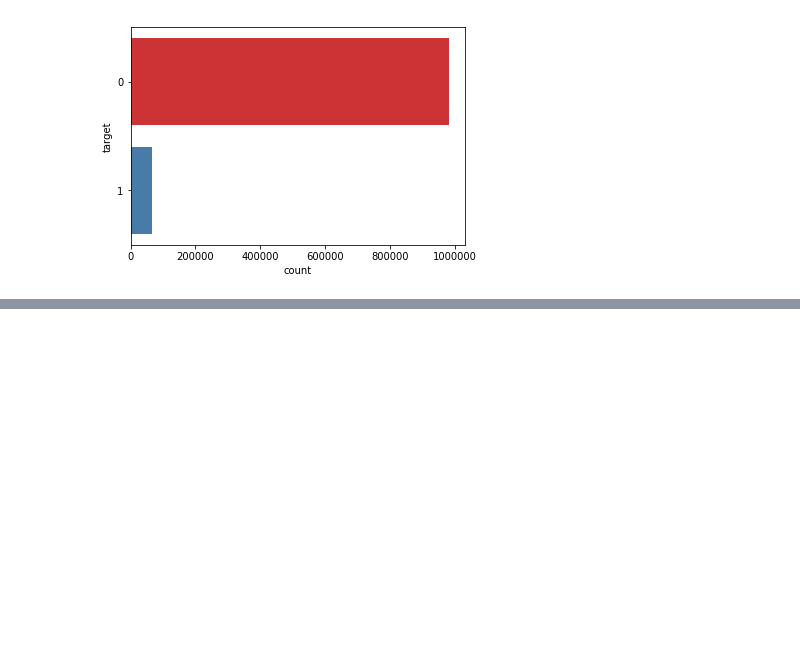
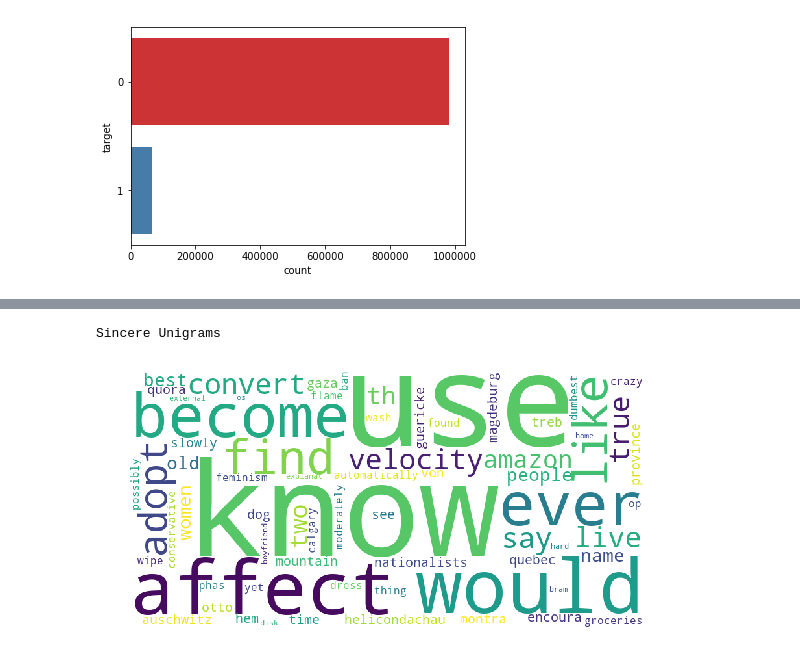
Before and after one commit to falrrema/ML_Nanodegree, a Jupyter notebook: P7_Capstone/EDA_Questions.ipynb, the cells around one changed output, grey strips where cells are left out. Cells and saved outputs as stored; diff of their text form; code cells hidden in the pictures; blank space fills up the shorter version.

```diff
--- a/P7_Capstone/EDA_Questions.ipynb
+++ b/P7_Capstone/EDA_Questions.ipynb
@@ -60,13 +77,0 @@ Text is the most unstructured form of all the available data, thus various types
-# %%
-# Lowercasing
-train_set['qt_cleaned'] = train_set.question_text.progress_apply(lambda t: t.lower())
-
-# Stopwords removal
-train_set['qt_cleaned'] = train_set.qt_cleaned.progress_apply(lambda t: h.remove_stopwords(t,stop_words=STOPWORDS))
-
-# Punctuation marks removal
-translator = str.maketrans('', '', st.punctuation)
-train_set['qt_cleaned'] = train_set.qt_cleaned.progress_apply(lambda t: t.translate(translator))
-
-# Lemmatization
-train_set['qt_cleaned'] = train_set.qt_cleaned.progress_apply(lambda t: h.lemmatizer(t))
@@ -72,0 +83,3 @@ train_set['qt_cleaned'] = train_set.qt_cleaned.progress_apply(lambda t: h.lemmat
+# %%
+with open('Data/train_word_cloud.pkl', 'rb') as input:
+    train_set = pickle.load(input)
@@ -72,0 +92,11 @@ train_set['qt_cleaned'] = train_set.qt_cleaned.progress_apply(lambda t: h.lemmat
+# %%
+sincere_questions = train_set[train_set.target == 0].qt_clean
+insincere_questions = train_set[train_set.target == 1].qt_clean
+
+h.plot_wordcloud(sincere_questions, max_words=70,
+max_font_size=100, stop_words = stop_words,
+figure_size=(8,10), scale = 2)
+print("Sincere Unigrams")
+# %% [output]
+Sincere Unigrams
+[figure, added]
```
Also changed, not shown: parts of 34 cells of this notebook, 4 other files.
